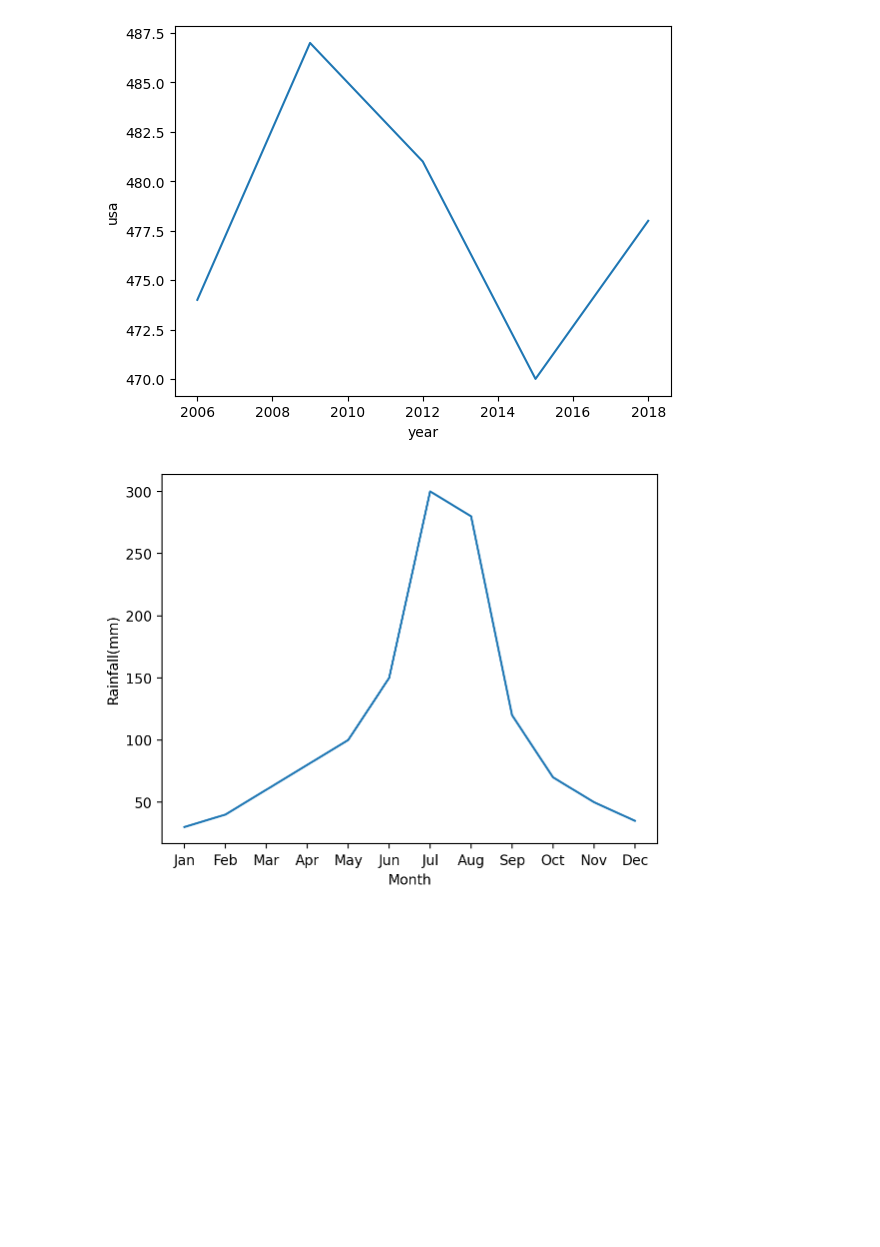
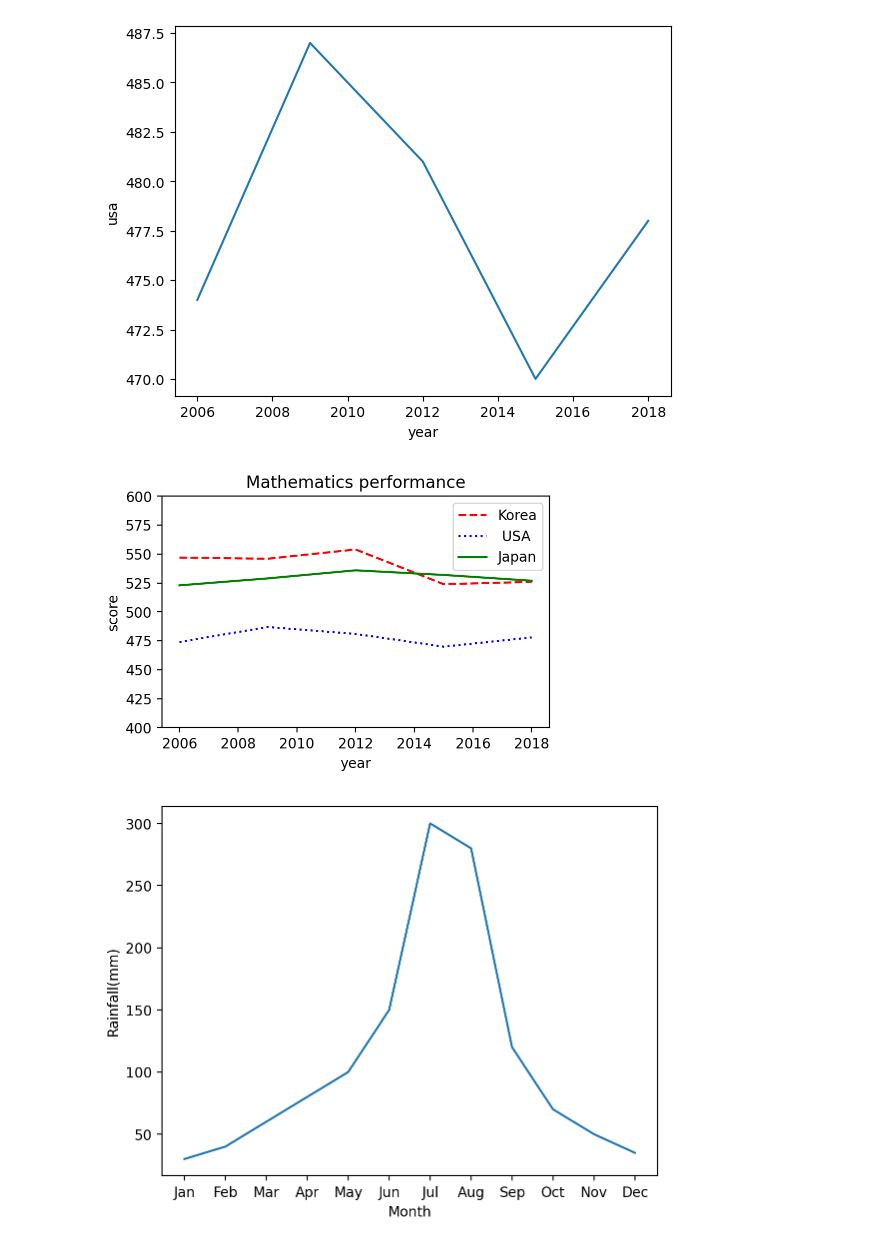
Before and after one commit to drms-creator/AIpython, a Jupyter notebook: 250502.ipynb, the cells around one changed output. Drawn from its saved outputs; the diff is of its cells as text; code cells hidden in the pictures; blank space fills up the shorter version.

```diff
--- a/250502.ipynb
+++ b/250502.ipynb
@@ -313,21 +316,26 @@ plt.show()
 # %%
 import matplotlib.pyplot as plt
 
 year = [2006, 2009, 2012, 2015, 2018]
 kor = [547, 546, 554, 524, 526]
 usa = [474, 487, 481, 470, 478]
 jpn = [523, 529, 536, 532, 527]
 
-# 그래프가 가로와 세로 크기를 각각 5인치와 3인치 크기 설정
+plt.figure(figsize=(5, 3)) # 그래프가 가로와 세로 크기를 각각 5인치와 3인치 크기 설정
 # year 데이터를 x축으로, kor 데이터를 y축으로 하여 빨간색 점선으로 선 그래프를 그리고 범례에 'Korea'라고 표시
-plt.plot(year, usa, 'b:', ) #범례에 'Korea'라고 표시
+plt.plot(year, kor, 'r--', label='Korea') #범례에 'Korea'라고 표시
+plt.plot(year, usa, 'b:', label=' USA')
 plt.plot(year, jpn, 'g-', label='Japan')
 plt.ylim(400, 600)  # y축 범위 설정
 # 그래프에 범례를 추가
+plt.legend()
 # 그래프 제목을 'Mathematics performance'로 설정합니다.
+plt.title('Mathematics performance')
 plt.xlabel('year')
 plt.ylabel('score')
 plt.show()
+# %% [output]
+[figure, added]
 # %%
 import matplotlib.pyplot as plt
 
```
Also changed, not shown: parts of 2 cells of this notebook.
